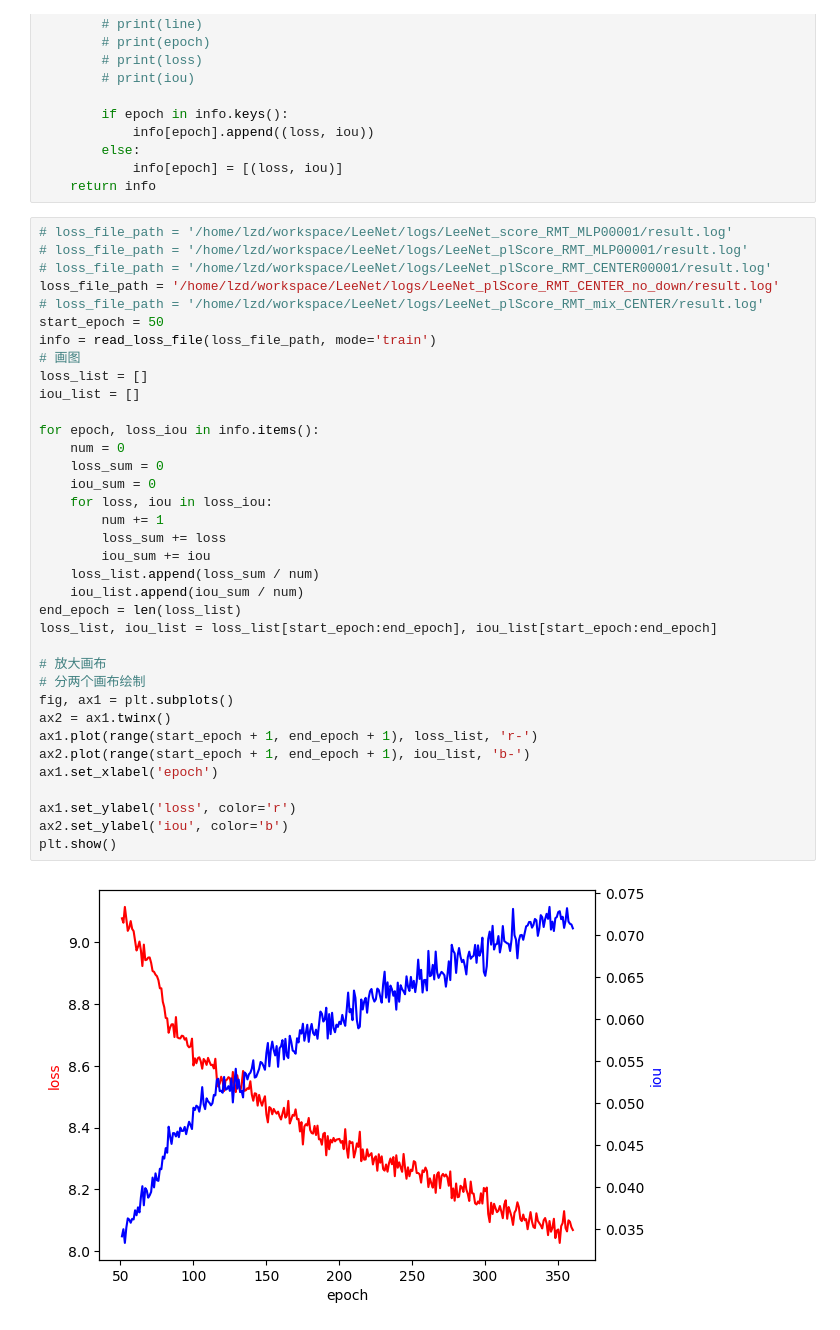
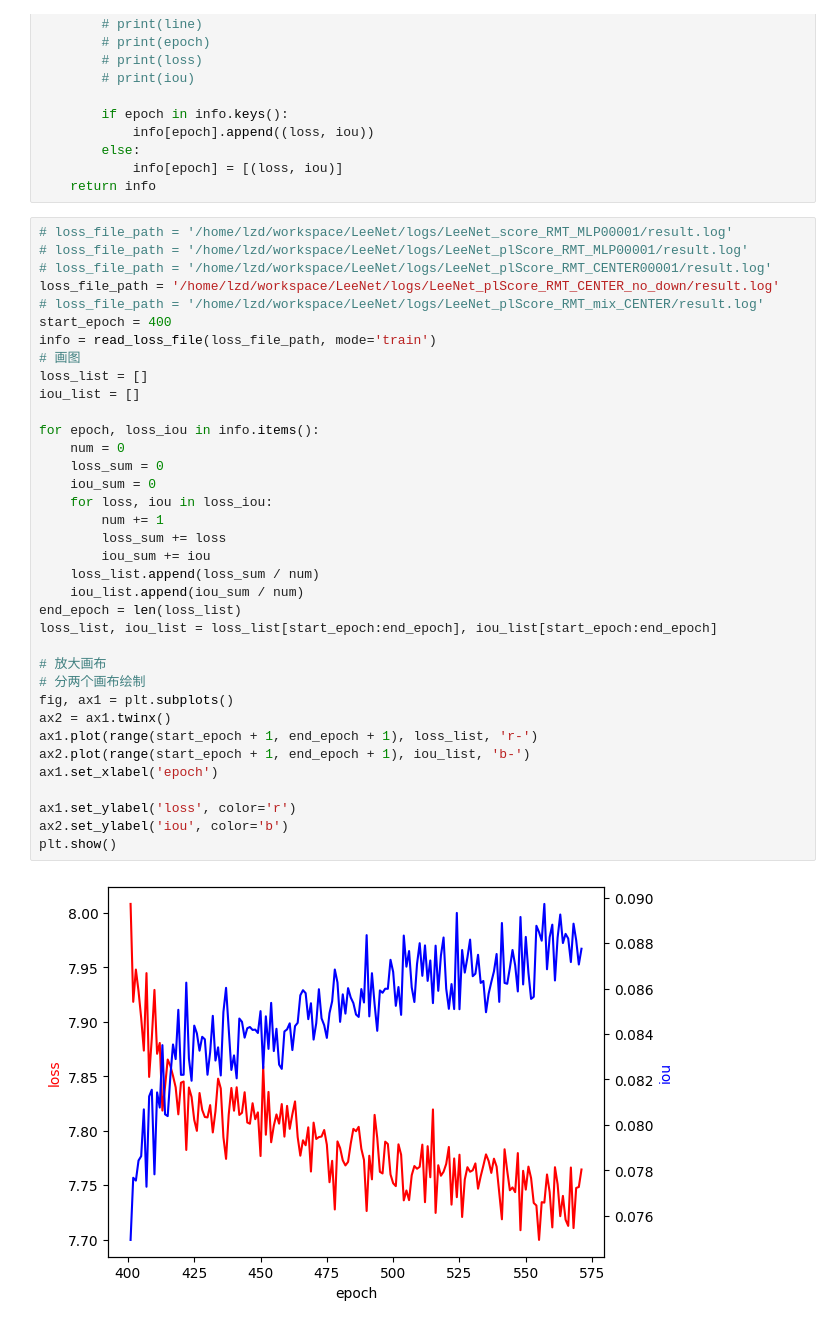
Before and after one commit to Leezed525/pytorch_cv_base, a Jupyter notebook: visualization/loss_visualization.ipynb, the cells around one changed output. Cells and saved outputs as stored; diff of their text form.

```diff
--- a/visualization/loss_visualization.ipynb
+++ b/visualization/loss_visualization.ipynb
@@ -54,35 +54,35 @@ def read_loss_file(file_path, mode='train'):
 # loss_file_path = '/home/lzd/workspace/LeeNet/logs/LeeNet_plScore_RMT_CENTER00001/result.log'
 loss_file_path = '/home/lzd/workspace/LeeNet/logs/LeeNet_plScore_RMT_CENTER_no_down/result.log'
 # loss_file_path = '/home/lzd/workspace/LeeNet/logs/LeeNet_plScore_RMT_mix_CENTER/result.log'
-start_epoch = 50
+start_epoch = 400
 info = read_loss_file(loss_file_path, mode='train')
 # 画图
 loss_list = []
 iou_list = []
 
 for epoch, loss_iou in info.items():
     num = 0
     loss_sum = 0
     iou_sum = 0
     for loss, iou in loss_iou:
         num += 1
         loss_sum += loss
         iou_sum += iou
     loss_list.append(loss_sum / num)
     iou_list.append(iou_sum / num)
 end_epoch = len(loss_list)
 loss_list, iou_list = loss_list[start_epoch:end_epoch], iou_list[start_epoch:end_epoch]
 
 # 放大画布
 # 分两个画布绘制
 fig, ax1 = plt.subplots()
 ax2 = ax1.twinx()
 ax1.plot(range(start_epoch + 1, end_epoch + 1), loss_list, 'r-')
 ax2.plot(range(start_epoch + 1, end_epoch + 1), iou_list, 'b-')
 ax1.set_xlabel('epoch')
 
 ax1.set_ylabel('loss', color='r')
 ax2.set_ylabel('iou', color='b')
 plt.show()
 # %% [output]
-[figure, old version]
+[figure, new version]
```
Also changed, not shown: 2 other files.
